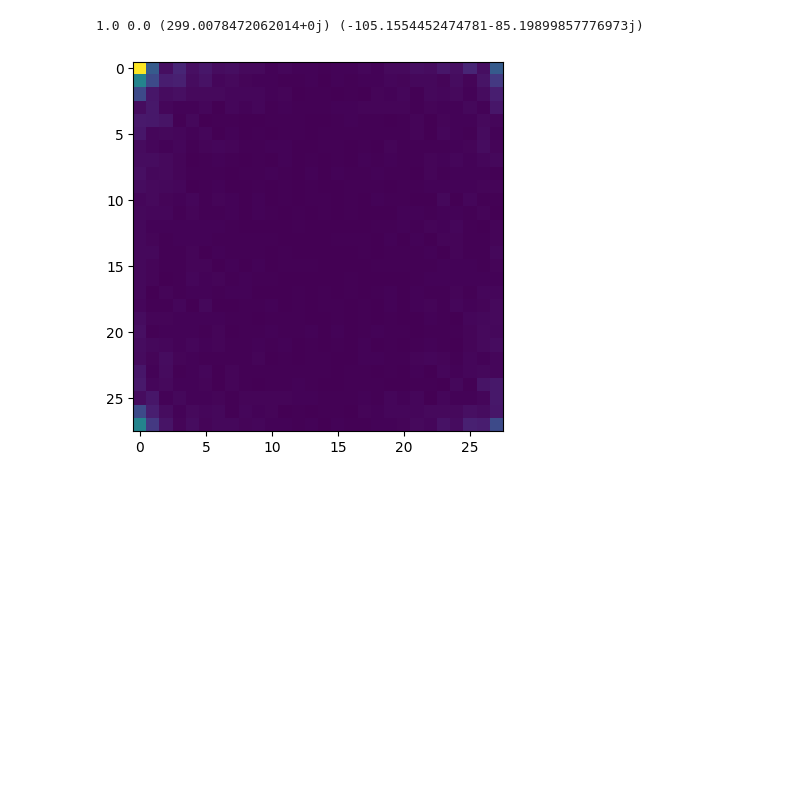
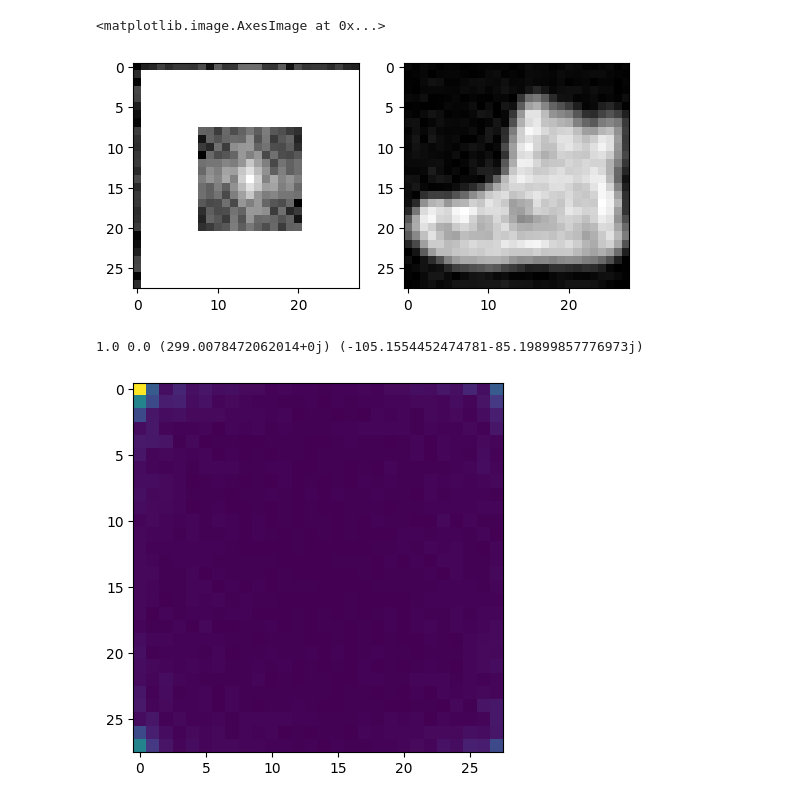
Before and after one commit to FsMarcoTU/fashion_mnist_tests, a Jupyter notebook: 240627_ViT img_domain_freq_augment.ipynb, the cells around one changed output. Drawn from its saved outputs; the diff is of its cells as text; code cells hidden in the pictures; blank space fills up the shorter version.

```diff
--- a/240627_ViT img_domain_freq_augment.ipynb
+++ b/240627_ViT img_domain_freq_augment.ipynb
@@ -182,3 +147,12 @@ result middle (0.35686272382736206-4.440892098500626e-16j)
+# %%
+filtered = concentric_square_bandwidth_filter(torch.fft.fftshift(data), min_size=0, max_size=None, band_width=None)
+plt.subplot(1,2,1)
+plt.imshow(np.log(np.abs(filtered)), cmap="gray")
+plt.subplot(1,2,2)
+plt.imshow(np.abs(np.fft.ifft2(np.fft.fftshift(filtered))), cmap="gray")
+# %% [output]
+<matplotlib.image.AxesImage at 0x...>
+[figure, added]
 # %%
 plt.imshow(np.abs(train_fft[0])[1])
 print(train_fft[0][0].max(), train_fft[0][0].min(), train_fft[0][1].max(), train_fft[0][1].min())
```
Also changed, not shown: parts of 12 cells of this notebook, 16 other files.
